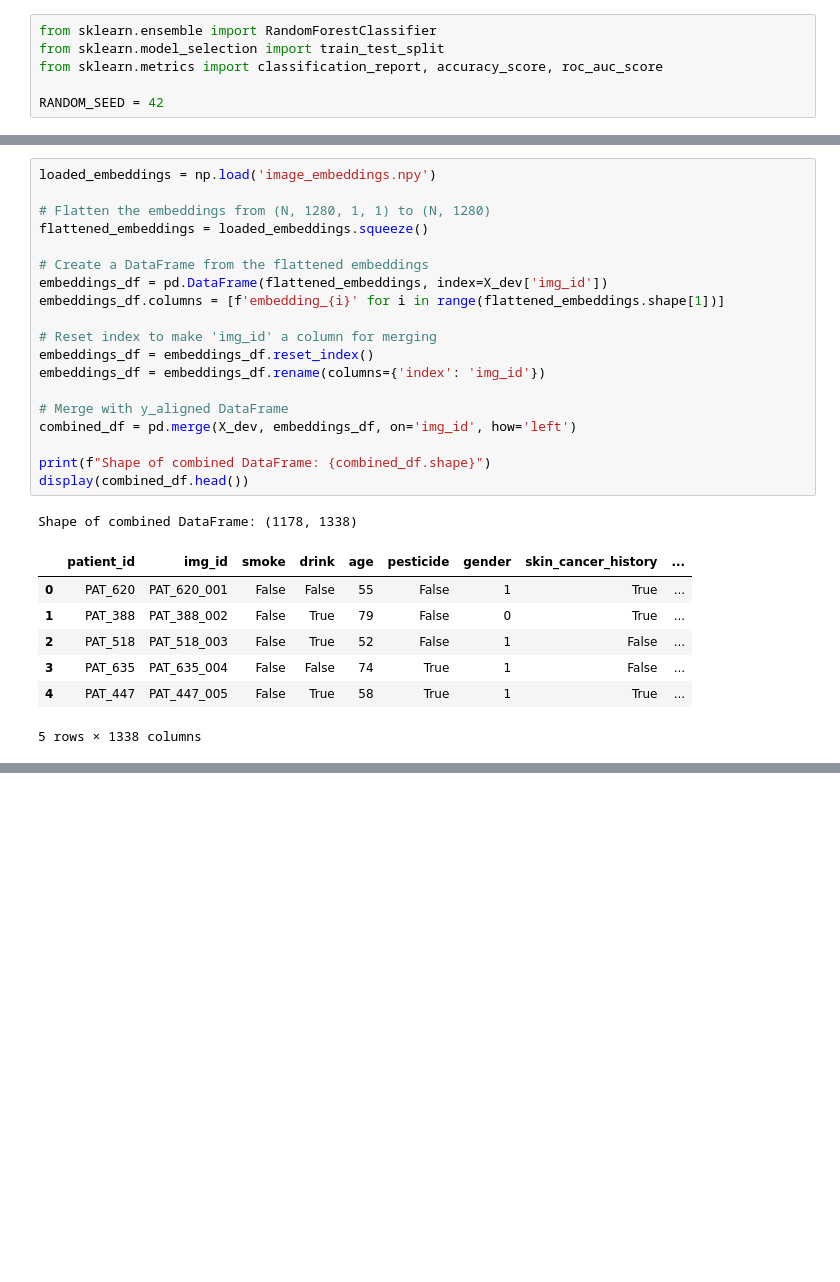
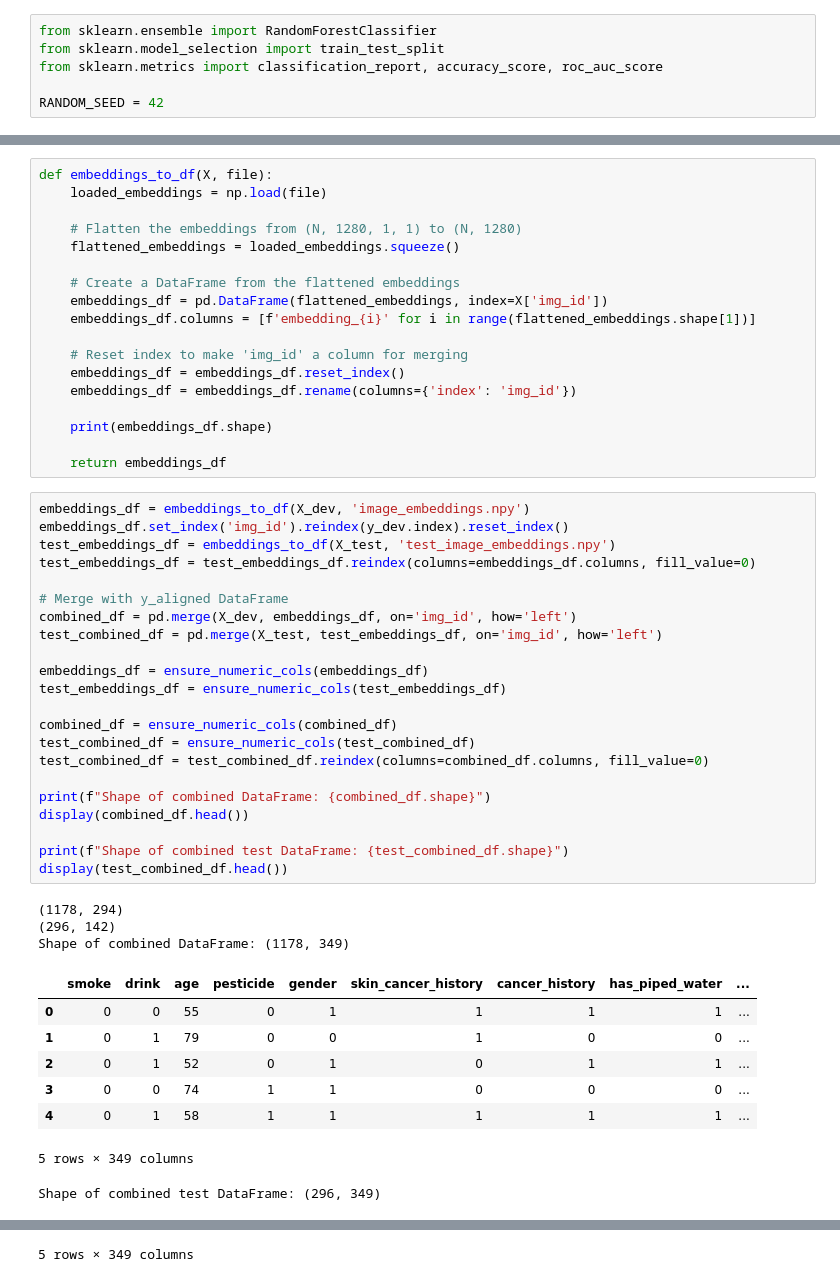
Before and after one commit to pickle244/ml-project-b, a Jupyter notebook: starter_notebook.ipynb, the cells around one changed output, grey strips where cells are left out. Cells and saved outputs as stored; diff of their text form; blank space fills up the shorter version.

```diff
--- a/starter_notebook.ipynb
+++ b/starter_notebook.ipynb
@@ -327,28 +333,52 @@ def cross_val(pl, kf, X, Y):
+# %%
+def embeddings_to_df(X, file):
+    loaded_embeddings = np.load(file)
+
+    # Flatten the embeddings from (N, 1280, 1, 1) to (N, 1280)
+    flattened_embeddings = loaded_embeddings.squeeze()
+
+    # Create a DataFrame from the flattened embeddings
+    embeddings_df = pd.DataFrame(flattened_embeddings, index=X['img_id'])
+    embeddings_df.columns = [f'embedding_{i}' for i in range(flattened_embeddings.shape[1])]
+
+    # Reset index to make 'img_id' a column for merging
+    embeddings_df = embeddings_df.reset_index()
+    embeddings_df = embeddings_df.rename(columns={'index': 'img_id'})
+
+    print(embeddings_df.shape)
+
+    return embeddings_df
 # %%
-loaded_embeddings = np.load('image_embeddings.npy')
-
-# Flatten the embeddings from (N, 1280, 1, 1) to (N, 1280)
-flattened_embeddings = loaded_embeddings.squeeze()
-
-# Create a DataFrame from the flattened embeddings
-embeddings_df = pd.DataFrame(flattened_embeddings, index=X_dev['img_id'])
-embeddings_df.columns = [f'embedding_{i}' for i in range(flattened_embeddings.shape[1])]
-
-# Reset index to make 'img_id' a column for merging
-embeddings_df = embeddings_df.reset_index()
-embeddings_df = embeddings_df.rename(columns={'index': 'img_id'})
+embeddings_df = embeddings_to_df(X_dev, 'image_embeddings.npy')
+embeddings_df.set_index('img_id').reindex(y_dev.index).reset_index()
+test_embeddings_df = embeddings_to_df(X_test, 'test_image_embeddings.npy')
+test_embeddings_df = test_embeddings_df.reindex(columns=embeddings_df.columns, fill_value=0)
 
 # Merge with y_aligned DataFrame
 combined_df = pd.merge(X_dev, embeddings_df, on='img_id', how='left')
+test_combined_df = pd.merge(X_test, test_embeddings_df, on='img_id', how='left')
+
+embeddings_df = ensure_numeric_cols(embeddings_df)
+test_embeddings_df = ensure_numeric_cols(test_embeddings_df)
+
+combined_df = ensure_numeric_cols(combined_df)
+test_combined_df = ensure_numeric_cols(test_combined_df)
+test_combined_df = test_combined_df.reindex(columns=combined_df.columns, fill_value=0)
 
 print(f"Shape of combined DataFrame: {combined_df.shape}")
 display(combined_df.head())
+
+print(f"Shape of combined test DataFrame: {test_combined_df.shape}")
+display(test_combined_df.head())
 # %% [output]
-Shape of combined DataFrame: (1178, 1338)
+(1178, 294)
+(296, 142)
+Shape of combined DataFrame: (1178, 349)
-|  | patient_id | img_id | smoke | drink | age | pesticide | gender | skin_cancer_history | ... |
-| 0 | PAT_620 | PAT_620_001 | False | False | 55 | False | 1 | True | ... |
-| 1 | PAT_388 | PAT_388_002 | False | True | 79 | False | 0 | True | ... |
-| 2 | PAT_518 | PAT_518_003 | False | True | 52 | False | 1 | False | ... |
-| 3 | PAT_635 | PAT_635_004 | False | False | 74 | True | 1 | False | ... |
-| 4 | PAT_447 | PAT_447_005 | False | True | 58 | True | 1 | True | ... |
+|  | smoke | drink | age | pesticide | gender | skin_cancer_history | cancer_history | has_piped_water | ... |
+| 0 | 0 | 0 | 55 | 0 | 1 | 1 | 1 | 1 | ... |
+| 1 | 0 | 1 | 79 | 0 | 0 | 1 | 0 | 0 | ... |
+| 2 | 0 | 1 | 52 | 0 | 1 | 0 | 1 | 1 | ... |
+| 3 | 0 | 0 | 74 | 1 | 1 | 0 | 0 | 0 | ... |
+| 4 | 0 | 1 | 58 | 1 | 1 | 1 | 1 | 1 | ... |
-5 rows × 1338 columns
+5 rows × 349 columns
+Shape of combined test DataFrame: (296, 349)
@@ -354,0 +391 @@ Shape of combined DataFrame: (1178, 1338)
+5 rows × 349 columns
```
Also changed, not shown: parts of 22 cells of this notebook, 2 other files.
